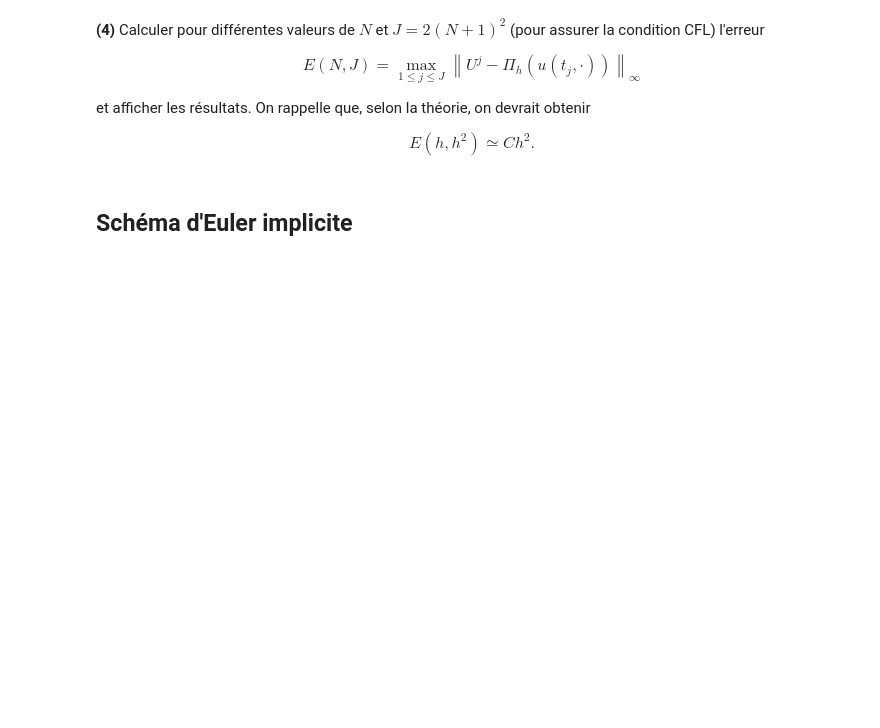
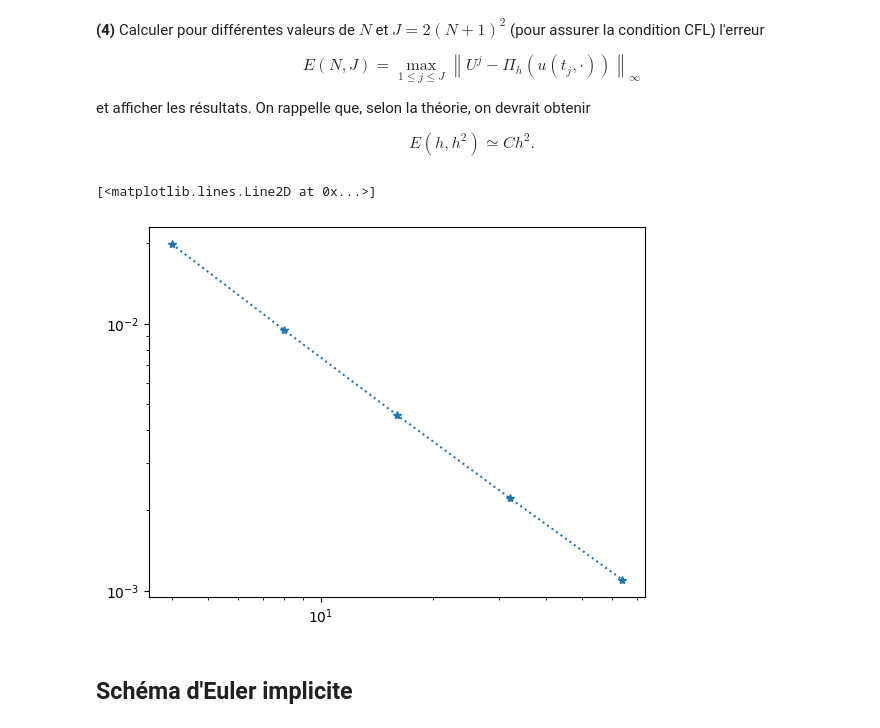
Before and after one commit to drblobfish/M1-S2-EDP, a Jupyter notebook: TP4.ipynb, the cells around one changed output. Saved outputs shown, nothing was run; the diff lists cells and outputs as text; code cells hidden in the pictures; blank space fills up the shorter version.

```diff
--- a/TP4.ipynb
+++ b/TP4.ipynb
@@ -181,6 +181,25 @@ et afficher les résultats. On rappelle que, selon la théorie, on devrait obten
 $$
 E(h,h^2) \simeq C h^2.
 $$
+# %%
+def erreur(N):
+    J = 2*(N+1)**2
+    x = np.linspace(0, 1, N+2)
+    t = np.linspace(0, 1, J+1)
+    T, X = np.meshgrid(t,x)
+
+    x,h,k,U = EulerEx(lambda x : 0,N,J,lambda x : np.sin(np.pi*x))
+    Uex = solex(X,T)
+    return np.max(np.abs(U-Uex))
+# %%
+max = 7
+Ns = [2**k for k in range(2,max)]
+Es = [erreur(2**k) for k in range(2,max)]
+# %%
+plt.loglog(Ns,Es,":*")
+# %% [output]
+[<matplotlib.lines.Line2D at 0x...>]
+[figure, added]
 # %% [markdown]
 ## Schéma d'Euler implicite
 # %% [markdown]
```
Also changed, not shown: parts of 17 cells of this notebook.
